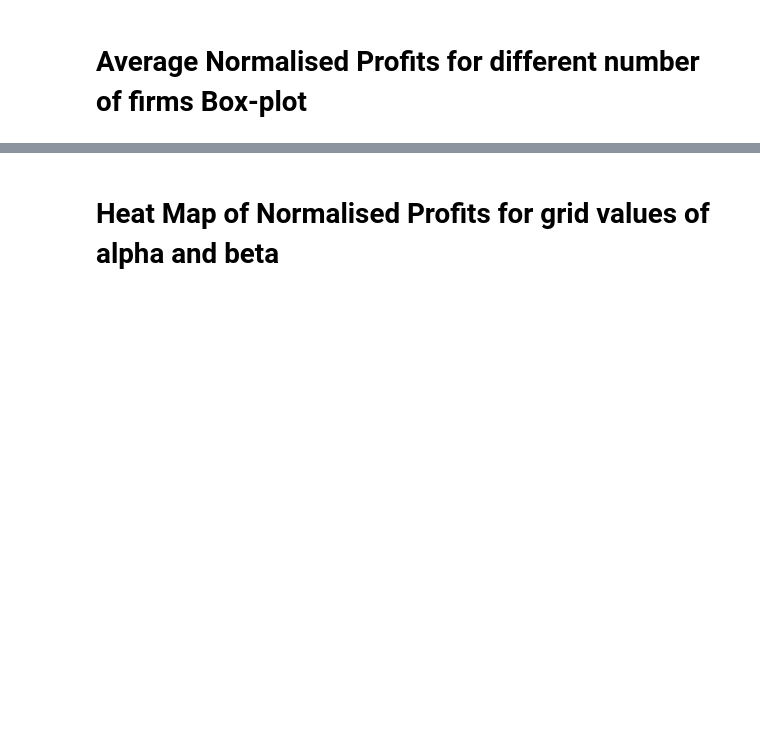
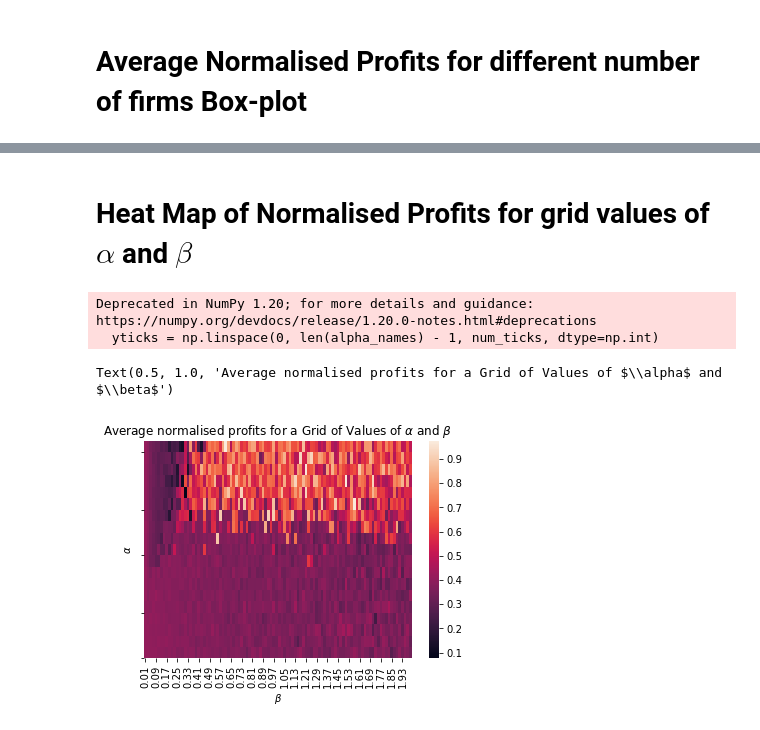
Before and after one commit to weehan299/multiagenteconomicssimulation, a Jupyter notebook: Data Analysis of Results.ipynb, the cells around one changed output, grey strips where cells are left out. Saved outputs shown, nothing was run; the diff lists cells and outputs as text; code cells hidden in the pictures; blank space fills up the shorter version.

Commit message:
data analysis

```diff
--- a/Data Analysis of Results.ipynb
+++ b/Data Analysis of Results.ipynb
@@ -74,5 +68,5 @@ plt.show()
 # %% [markdown]
-# Heat Map of Normalised Profits for grid values of alpha and beta
+# Heat Map of Normalised Profits for grid values of $\alpha$ and $\beta$
 # %%
 matrix = []
 for alpha in np.arange(0.01,0.2,0.01):
@@ -84,0 +77,20 @@ sns.heatmap(matrix)
+# %%
+alpha_names = [round(alpha,2) for alpha in np.arange(0.01,0.2,0.01)]
+beta_names = [round(beta,2) for beta in np.arange(0.01,2,0.02)]
+num_ticks = 5
+yticks = np.linspace(0, len(alpha_names) - 1, num_ticks, dtype=np.int)
+yticklabels = [alpha_names[idx] for idx in yticks]
+
+df = pd.DataFrame(matrix, index=alpha_names, columns=beta_names)
+heatmap_result = sns.heatmap(df, yticklabels=yticklabels)
+heatmap_result.set_yticks(yticks)
+heatmap_result.invert_yaxis()
+
+plt.xlabel(r'$\beta$')
+plt.ylabel(r'$\alpha$')
+plt.title(r'Average normalised profits for a Grid of Values of $\alpha$ and $\beta$')
+# %% [output]
+Deprecated in NumPy 1.20; for more details and guidance: https://numpy.org/devdocs/release/1.20.0-notes.html#deprecations
+  yticks = np.linspace(0, len(alpha_names) - 1, num_ticks, dtype=np.int)
+Text(0.5, 1.0, 'Average normalised profits for a Grid of Values of $\\alpha$ and $\\beta$')
+[figure, added]
```
Also changed, not shown: parts of 10 cells of this notebook, 2 other files.
